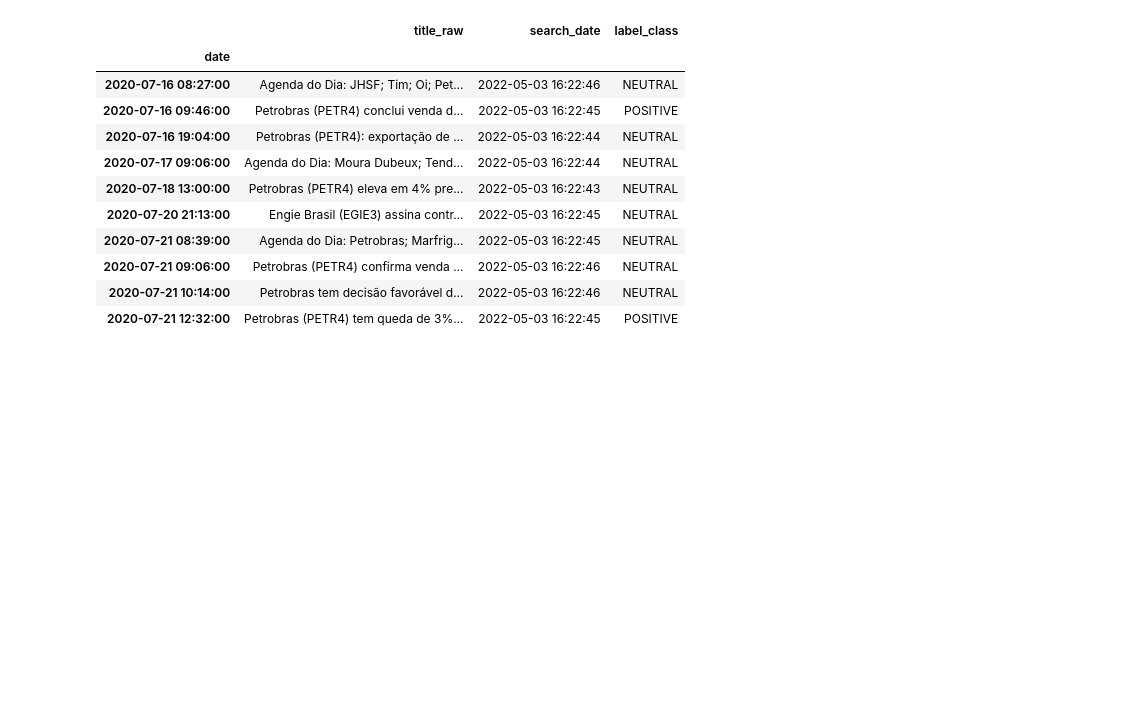
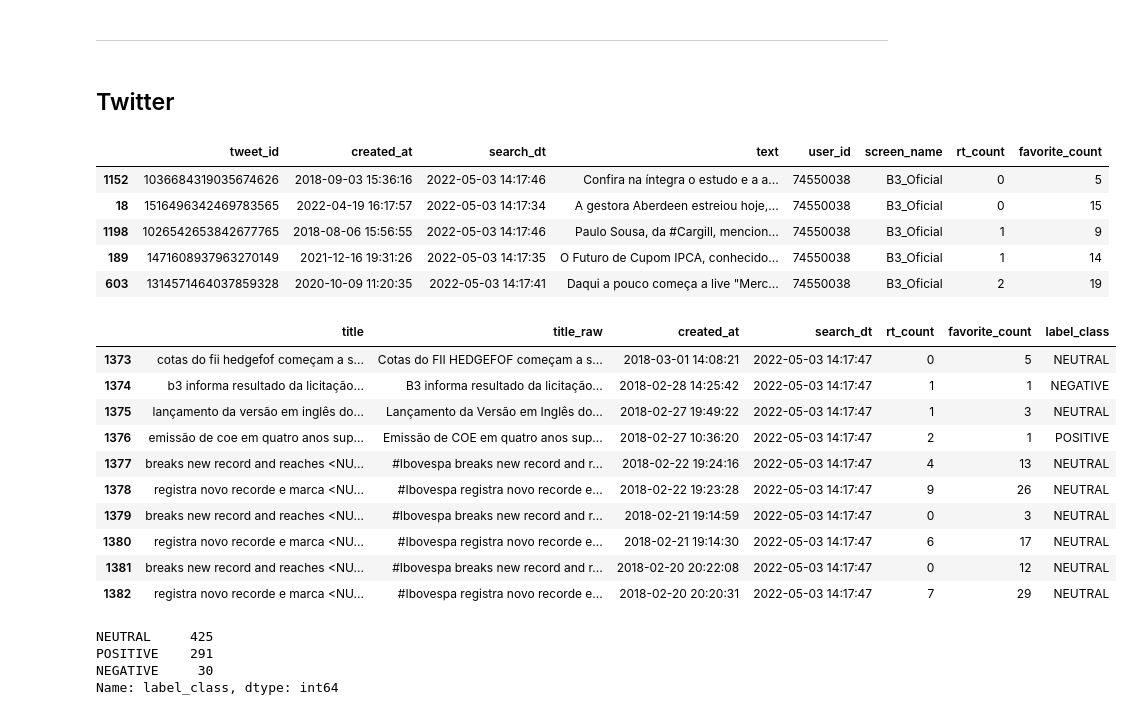
Before and after one commit to mso13/Mestrado_PPGI, a Jupyter notebook: src/sentiment_classifier/compute_sent_scores.ipynb, the cells around one changed output. Cells and saved outputs as stored; diff of their text form; code cells hidden in the pictures; blank space fills up the shorter version.

Commit message:
Computing agg sentiment scores

```diff
--- a/src/sentiment_classifier/compute_sent_scores.ipynb
+++ b/src/sentiment_classifier/compute_sent_scores.ipynb
@@ -45,18 +162,37 @@ sc = SnorkelSentimentClassifier(df)
+# %% [markdown]
+---
+# %% [markdown]
+## Twitter
+# %%
+# Verificar o dataset importado
+with open(f'../crawlers/twitter/results/B3_Oficial.json', encoding='utf8') as json_file:
+    data = json.load(json_file)
+
+df = pd.DataFrame(data)
+df.sample(5)
+# %% [output]
+|  | tweet_id | created_at | search_dt | text | user_id | screen_name | rt_count | favorite_count |
+| 1152 | 1036684319035674626 | 2018-09-03 15:36:16 | 2022-05-03 14:17:46 | Confira na íntegra o estudo e a a... | 74550038 | B3_Oficial | 0 | 5 |
+| 18 | 1516496342469783565 | 2022-04-19 16:17:57 | 2022-05-03 14:17:34 | A gestora Aberdeen estreiou hoje,... | 74550038 | B3_Oficial | 0 | 15 |
+| 1198 | 1026542653842677765 | 2018-08-06 15:56:55 | 2022-05-03 14:17:46 | Paulo Sousa, da #Cargill, mencion... | 74550038 | B3_Oficial | 1 | 9 |
+| 189 | 1471608937963270149 | 2021-12-16 19:31:26 | 2022-05-03 14:17:35 | O Futuro de Cupom IPCA, conhecido... | 74550038 | B3_Oficial | 1 | 14 |
+| 603 | 1314571464037859328 | 2020-10-09 11:20:35 | 2022-05-03 14:17:41 | Daqui a pouco começa a live "Merc... | 74550038 | B3_Oficial | 2 | 19 |
+# %%
+sc = SnorkelSentimentClassifier(df=df, source='twitter')
 # %%
 # Executar o módulo de classificação de sentimentos
-df_results = sc.apply_rules(df)
+df_results, results = sc.apply_rules(df)
 # %%
-df_results.head(10)
+df_results.tail(10)
 # %% [output]
-|  | title_raw | search_date | label_class |
-| date |  |  |  |
-| 2020-07-16 08:27:00 | Agenda do Dia: JHSF; Tim; Oi; Pet... | 2022-05-03 16:22:46 | NEUTRAL |
-| 2020-07-16 09:46:00 | Petrobras (PETR4) conclui venda d... | 2022-05-03 16:22:45 | POSITIVE |
-| 2020-07-16 19:04:00 | Petrobras (PETR4): exportação de ... | 2022-05-03 16:22:44 | NEUTRAL |
-| 2020-07-17 09:06:00 | Agenda do Dia: Moura Dubeux; Tend... | 2022-05-03 16:22:44 | NEUTRAL |
-| 2020-07-18 13:00:00 | Petrobras (PETR4) eleva em 4% pre... | 2022-05-03 16:22:43 | NEUTRAL |
-| 2020-07-20 21:13:00 | Engie Brasil (EGIE3) assina contr... | 2022-05-03 16:22:45 | NEUTRAL |
-| 2020-07-21 08:39:00 | Agenda do Dia: Petrobras; Marfrig... | 2022-05-03 16:22:45 | NEUTRAL |
-| 2020-07-21 09:06:00 | Petrobras (PETR4) confirma venda ... | 2022-05-03 16:22:46 | NEUTRAL |
-| 2020-07-21 10:14:00 | Petrobras tem decisão favorável d... | 2022-05-03 16:22:46 | NEUTRAL |
-| 2020-07-21 12:32:00 | Petrobras (PETR4) tem queda de 3%... | 2022-05-03 16:22:45 | POSITIVE |
+|  | title | title_raw | created_at | search_dt | rt_count | favorite_count | label_class |
+| 1373 | cotas do fii hedgefof começam a s... | Cotas do FII HEDGEFOF começam a s... | 2018-03-01 14:08:21 | 2022-05-03 14:17:47 | 0 | 5 | NEUTRAL |
+| 1374 | b3 informa resultado da licitação... | B3 informa resultado da licitação... | 2018-02-28 14:25:42 | 2022-05-03 14:17:47 | 1 | 1 | NEGATIVE |
+| 1375 | lançamento da versão em inglês do... | Lançamento da Versão em Inglês do... | 2018-02-27 19:49:22 | 2022-05-03 14:17:47 | 1 | 3 | NEUTRAL |
+| 1376 | emissão de coe em quatro anos sup... | Emissão de COE em quatro anos sup... | 2018-02-27 10:36:20 | 2022-05-03 14:17:47 | 2 | 1 | POSITIVE |
+| 1377 | breaks new record and reaches <NU... | #Ibovespa breaks new record and r... | 2018-02-22 19:24:16 | 2022-05-03 14:17:47 | 4 | 13 | NEUTRAL |
+| 1378 | registra novo recorde e marca <NU... | #Ibovespa registra novo recorde e... | 2018-02-22 19:23:28 | 2022-05-03 14:17:47 | 9 | 26 | NEUTRAL |
+| 1379 | breaks new record and reaches <NU... | #Ibovespa breaks new record and r... | 2018-02-21 19:14:59 | 2022-05-03 14:17:47 | 0 | 3 | NEUTRAL |
+| 1380 | registra novo recorde e marca <NU... | #Ibovespa registra novo recorde e... | 2018-02-21 19:14:30 | 2022-05-03 14:17:47 | 6 | 17 | NEUTRAL |
+| 1381 | breaks new record and reaches <NU... | #Ibovespa breaks new record and r... | 2018-02-20 20:22:08 | 2022-05-03 14:17:47 | 0 | 12 | NEUTRAL |
+| 1382 | registra novo recorde e marca <NU... | #Ibovespa registra novo recorde e... | 2018-02-20 20:20:31 | 2022-05-03 14:17:47 | 7 | 29 | NEUTRAL |
@@ -62,0 +211,7 @@ df_results.head(10)
+# %%
+df_results.label_class.value_counts()
+# %% [output]
+NEUTRAL     425
+POSITIVE    291
+NEGATIVE     30
+Name: label_class, dtype: int64
```
Also changed, not shown: parts of 35 cells of this notebook, 9 other files.
